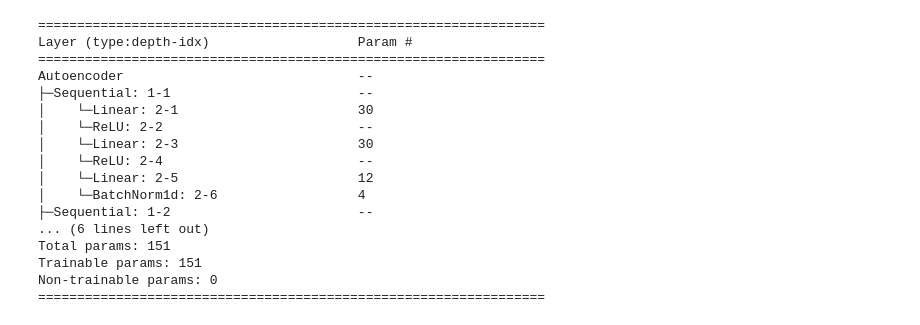
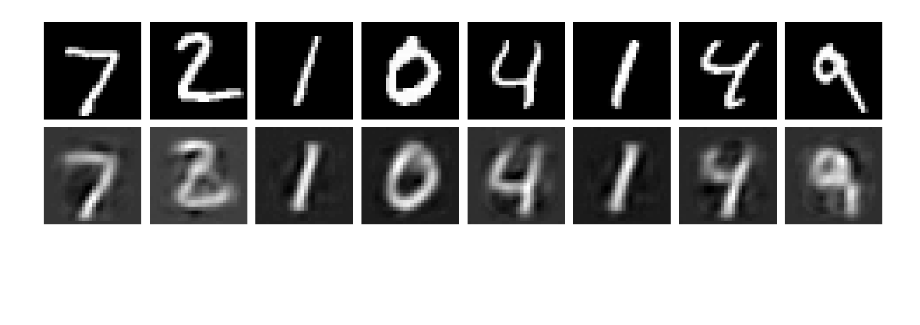
Before and after one commit to c-mulliken/ModelStitch, a Jupyter notebook: experiments/trials.ipynb, the cells around one changed output. Drawn from its saved outputs; the diff is of its cells as text; code cells hidden in the pictures; blank space fills up the shorter version.

```diff
--- a/experiments/trials.ipynb
+++ b/experiments/trials.ipynb
@@ -94,20 +0,0 @@ t = torch.tensor([1., 2., 3., 4., 5.], dtype=torch.float32)
-# %%
-summary(ae)
-# %% [output]
-=================================================================
-Layer (type:depth-idx)                   Param #
-=================================================================
-Autoencoder                              --
-├─Sequential: 1-1                        --
-│    └─Linear: 2-1                       30
-│    └─ReLU: 2-2                         --
-│    └─Linear: 2-3                       30
-│    └─ReLU: 2-4                         --
-│    └─Linear: 2-5                       12
-│    └─BatchNorm1d: 2-6                  4
-├─Sequential: 1-2                        --
-... (6 lines left out)
-Total params: 151
-Trainable params: 151
-Non-trainable params: 0
-=================================================================
@@ -113,0 +8,14 @@ Non-trainable params: 0
+# %%
+fig, axs = plt.subplots(2, 8, figsize=(15, 4))
+
+for i in range(8):
+    M.eval()
+    input, _ = MNIST_testset[i]
+    raw_im = input.detach().numpy().reshape(28, 28)
+    pred_im = M(input.view(1, -1)).detach().numpy().reshape(28, 28)
+    axs[0, i].imshow(raw_im, cmap='gray')
+    axs[1, i].imshow(pred_im, cmap='gray')
+    axs[0, i].axis(False); axs[1, i].axis(False)
+plt.tight_layout()
+# %% [output]
+[figure, added]
```
Also changed, not shown: parts of 3 cells of this notebook, 2 other files.
